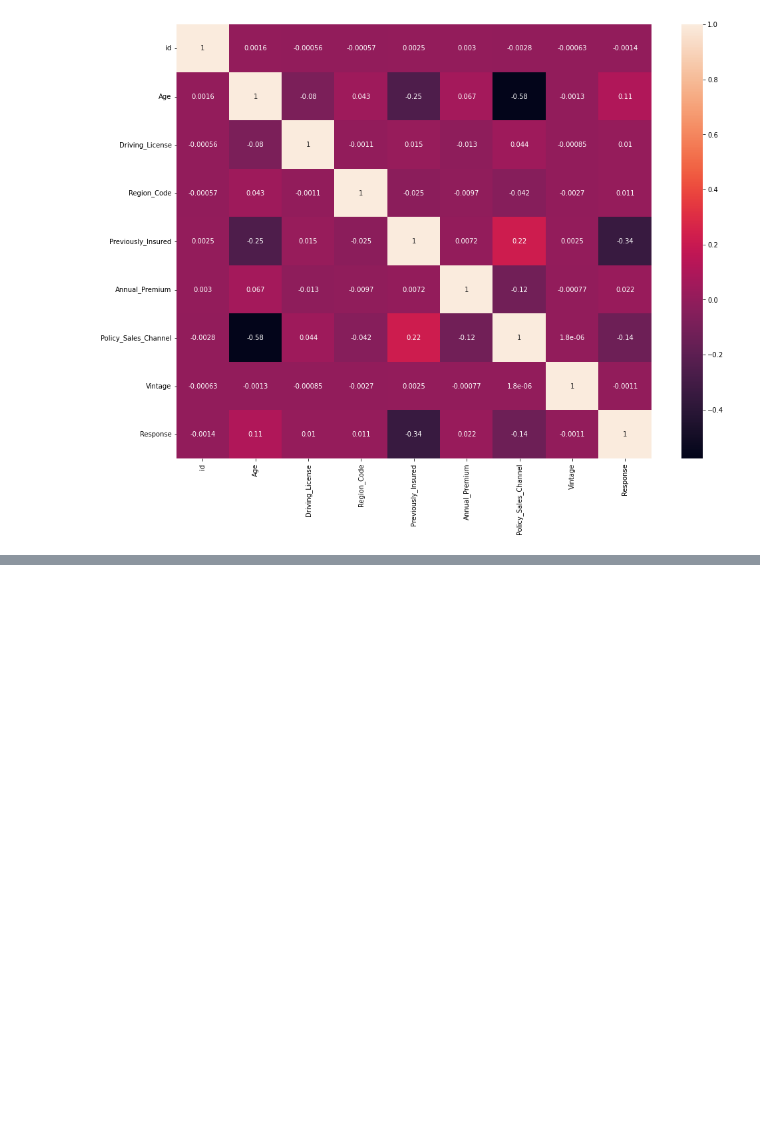
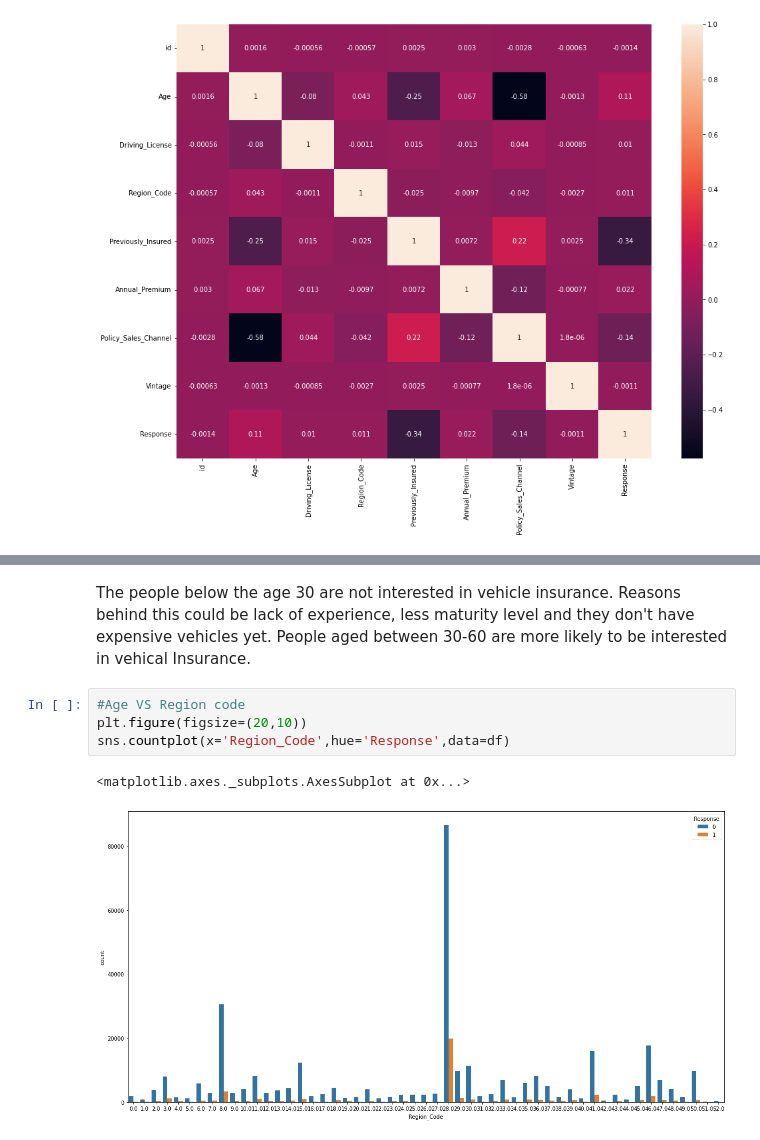
Before and after one commit to sapanapawar/Health-Insurance-Cross-Sell-Prediction, a Jupyter notebook: HEALTH_INSURANCE_CROSS_SELL_PREDICTION.ipynb, the cells around one changed output, grey strips where cells are left out. Cells and saved outputs as stored; diff of their text form; blank space fills up the shorter version.

```diff
--- a/HEALTH_INSURANCE_CROSS_SELL_PREDICTION.ipynb
+++ b/HEALTH_INSURANCE_CROSS_SELL_PREDICTION.ipynb
@@ -429,0 +464,10 @@ sns.heatmap(df.corr(), annot=True)
+# %% [markdown]
+The people below the age 30 are not interested in vehicle insurance. Reasons behind this could be lack of experience, less maturity level and they don't have expensive vehicles yet.
+People aged between 30-60 are more likely to be interested in vehical Insurance.
+# %%
+#Age VS Region code
+plt.figure(figsize=(20,10))
+sns.countplot(x='Region_Code',hue='Response',data=df)
+# %% [output]
+<matplotlib.axes._subplots.AxesSubplot at 0x...>
+[figure, added]
```
Also changed, not shown: parts of 39 cells of this notebook.
